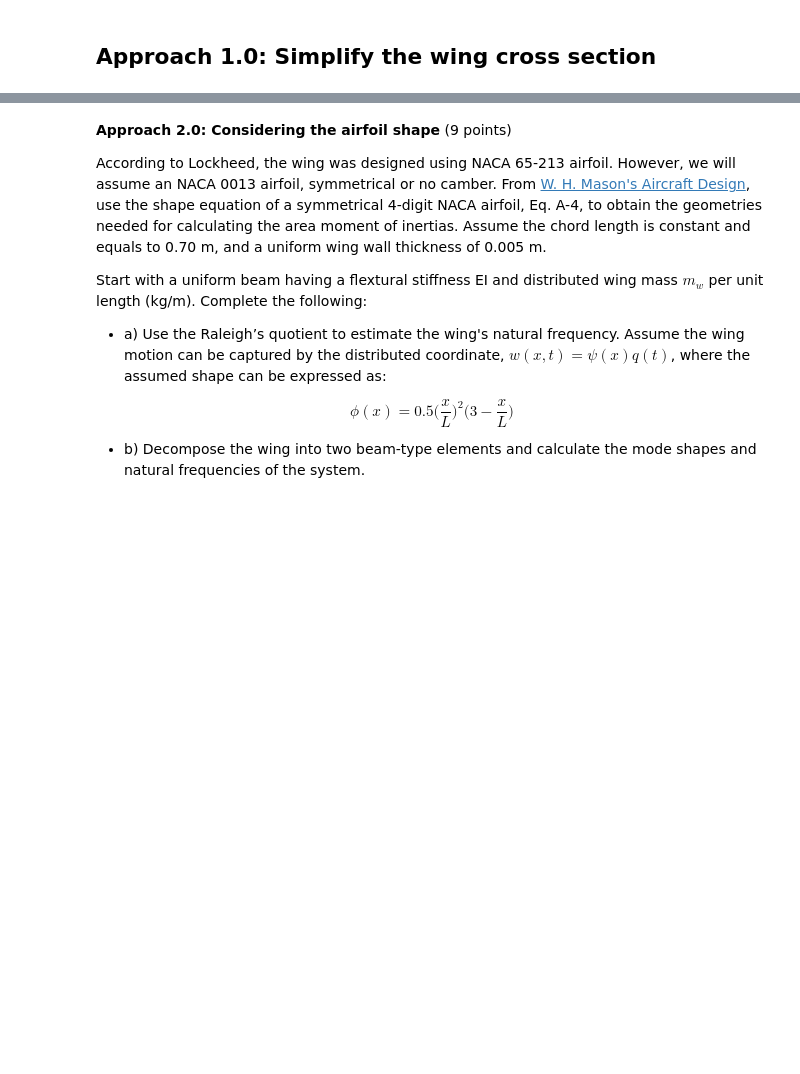
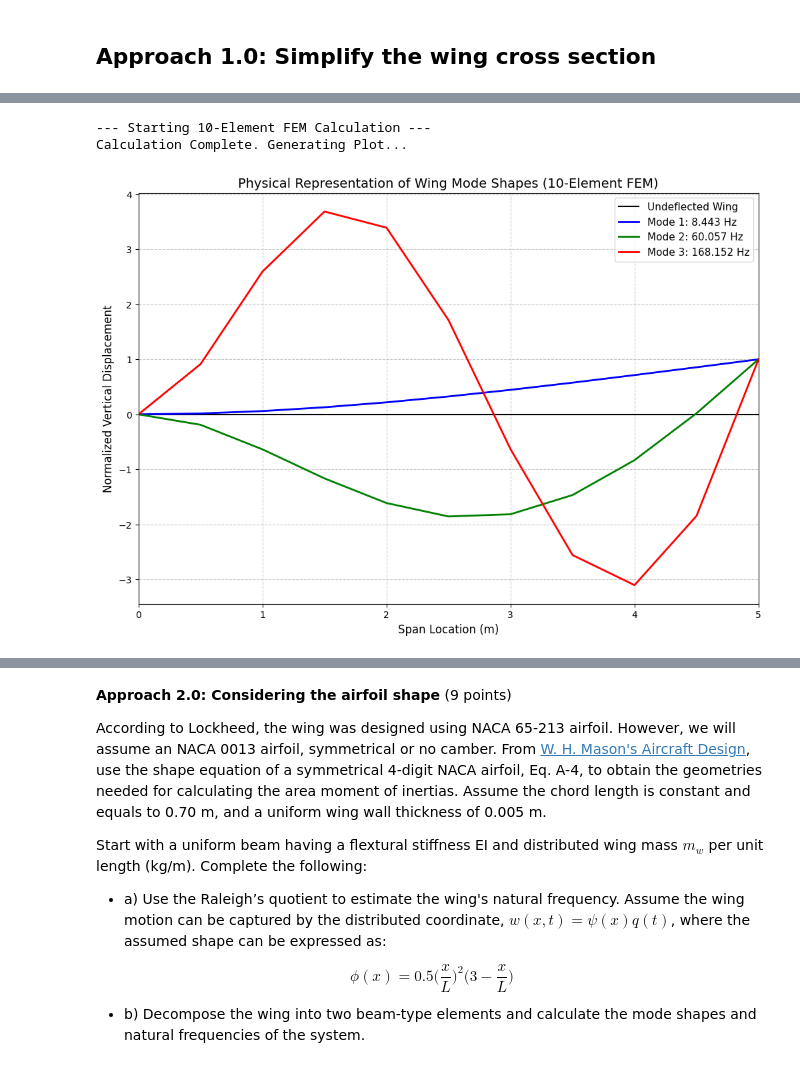
Before and after one commit to HoangNguyen17/AE543, a Jupyter notebook: Project02/HoangNguyen_CaseStudy2.ipynb, the cells around one changed output, grey strips where cells are left out. Drawn from its saved outputs; the diff is of its cells as text; code cells hidden in the pictures; blank space fills up the shorter version.

```diff
--- a/Project02/HoangNguyen_CaseStudy2.ipynb
+++ b/Project02/HoangNguyen_CaseStudy2.ipynb
@@ -92,0 +1158,6 @@ $$\phi''(x) = \frac{3}{L^2} - \frac{3x}{L^3} = \frac{3}{L^2}\left(1 - \frac{x}{L
+# %%
+solve_and_plot_element_wing(10)
+# %% [output]
+--- Starting 10-Element FEM Calculation ---
+Calculation Complete. Generating Plot...
+[figure, added]
```
Also changed, not shown: parts of 31 cells of this notebook.
